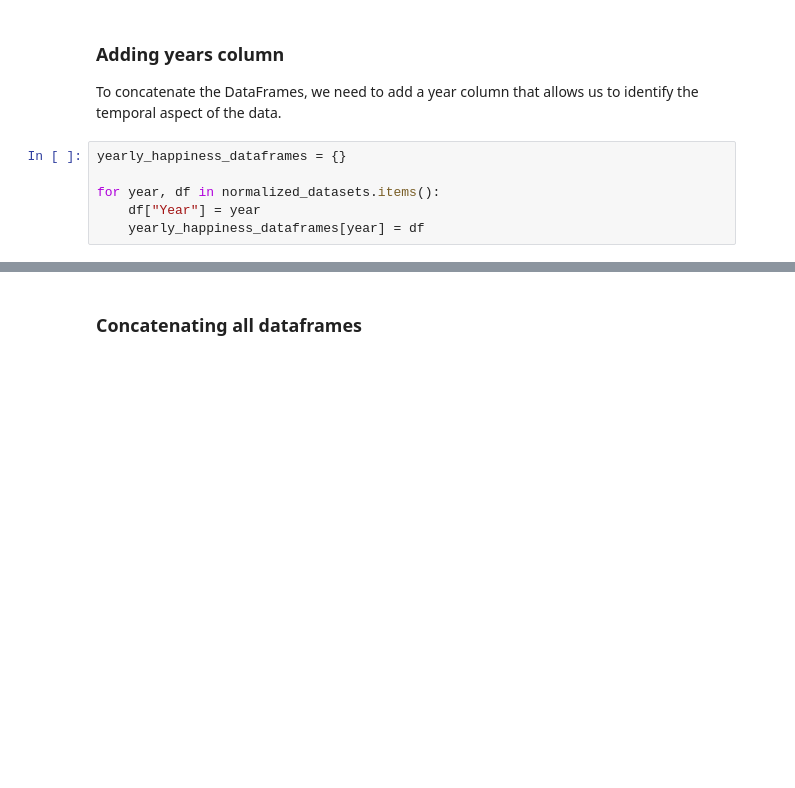
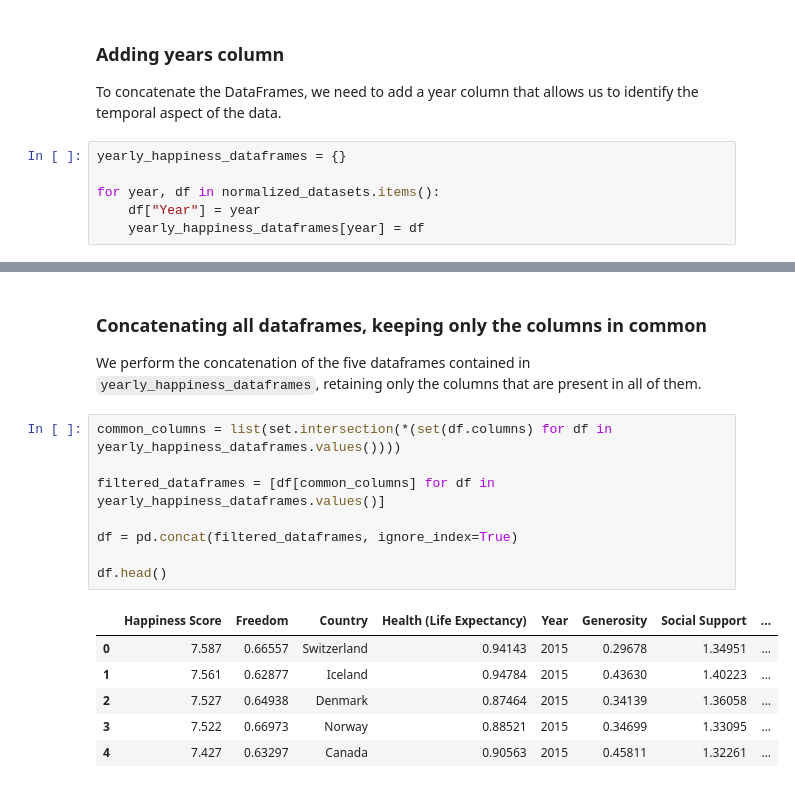
Before and after one commit to mitgar14/etl-workshop-3, a Jupyter notebook: notebooks/01-EDA.ipynb, the cells around one changed output, grey strips where cells are left out. Saved outputs shown, nothing was run; the diff lists cells and outputs as text; blank space fills up the shorter version.

```diff
--- a/notebooks/01-EDA.ipynb
+++ b/notebooks/01-EDA.ipynb
@@ -355,2 +355,19 @@ yearly_happiness_dataframes["2019"].head(3)
-# %% [markdown]
-### **Concatenating all dataframes**
+# %% [markdown]
+### **Concatenating all dataframes, keeping only the columns in common**
+
+We perform the concatenation of the five dataframes contained in `yearly_happiness_dataframes`, retaining only the columns that are present in all of them.
+# %%
+common_columns = list(set.intersection(*(set(df.columns) for df in yearly_happiness_dataframes.values())))
+
+filtered_dataframes = [df[common_columns] for df in yearly_happiness_dataframes.values()]
+
+df = pd.concat(filtered_dataframes, ignore_index=True)
+
+df.head()
+# %% [output]
+|  | Happiness Score | Freedom | Country | Health (Life Expectancy) | Year | Generosity | Social Support | ... |
+| 0 | 7.587 | 0.66557 | Switzerland | 0.94143 | 2015 | 0.29678 | 1.34951 | ... |
+| 1 | 7.561 | 0.62877 | Iceland | 0.94784 | 2015 | 0.43630 | 1.40223 | ... |
+| 2 | 7.527 | 0.64938 | Denmark | 0.87464 | 2015 | 0.34139 | 1.36058 | ... |
+| 3 | 7.522 | 0.66973 | Norway | 0.88521 | 2015 | 0.34699 | 1.33095 | ... |
+| 4 | 7.427 | 0.63297 | Canada | 0.90563 | 2015 | 0.45811 | 1.32261 | ... |
```
Also changed, not shown: parts of 5 cells of this notebook.
